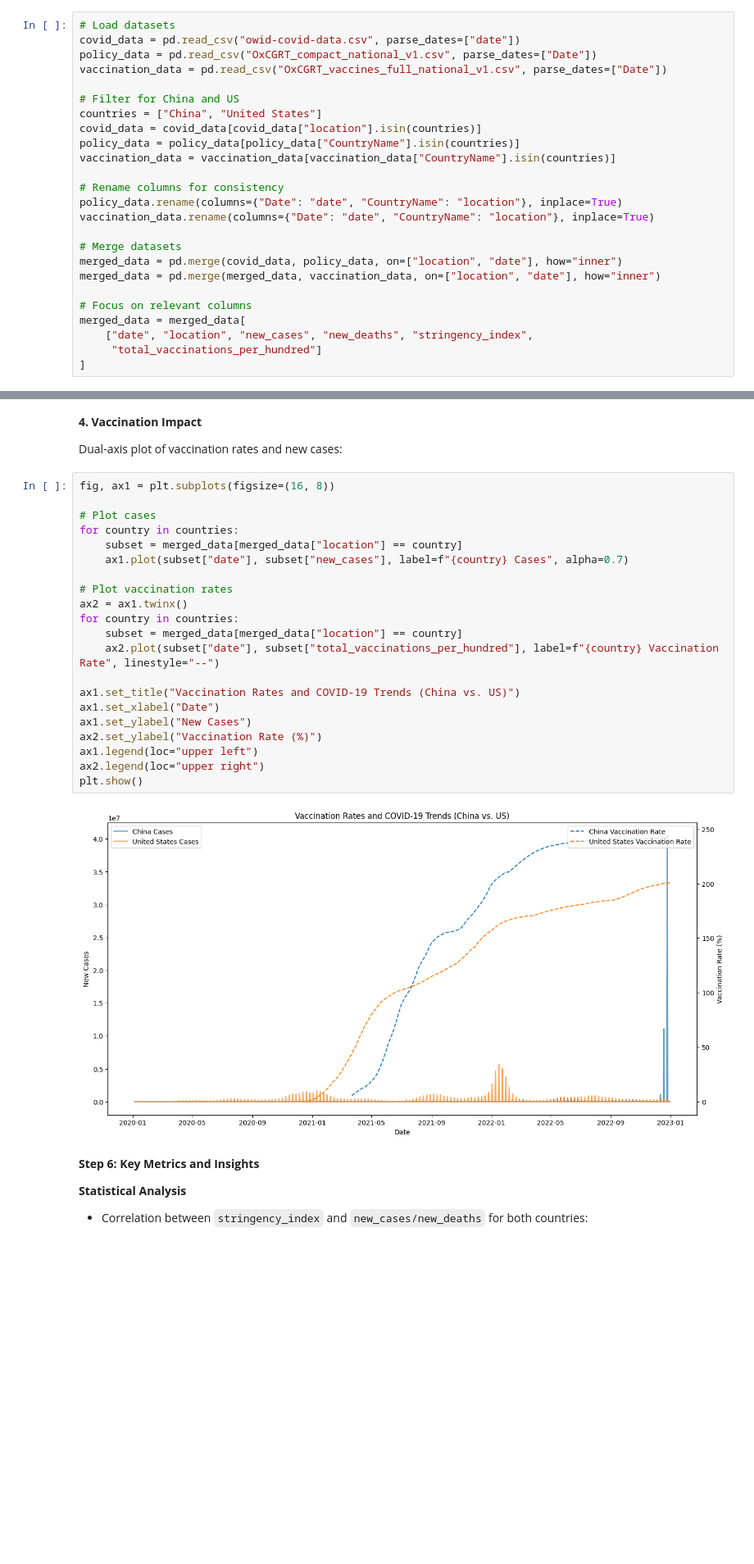
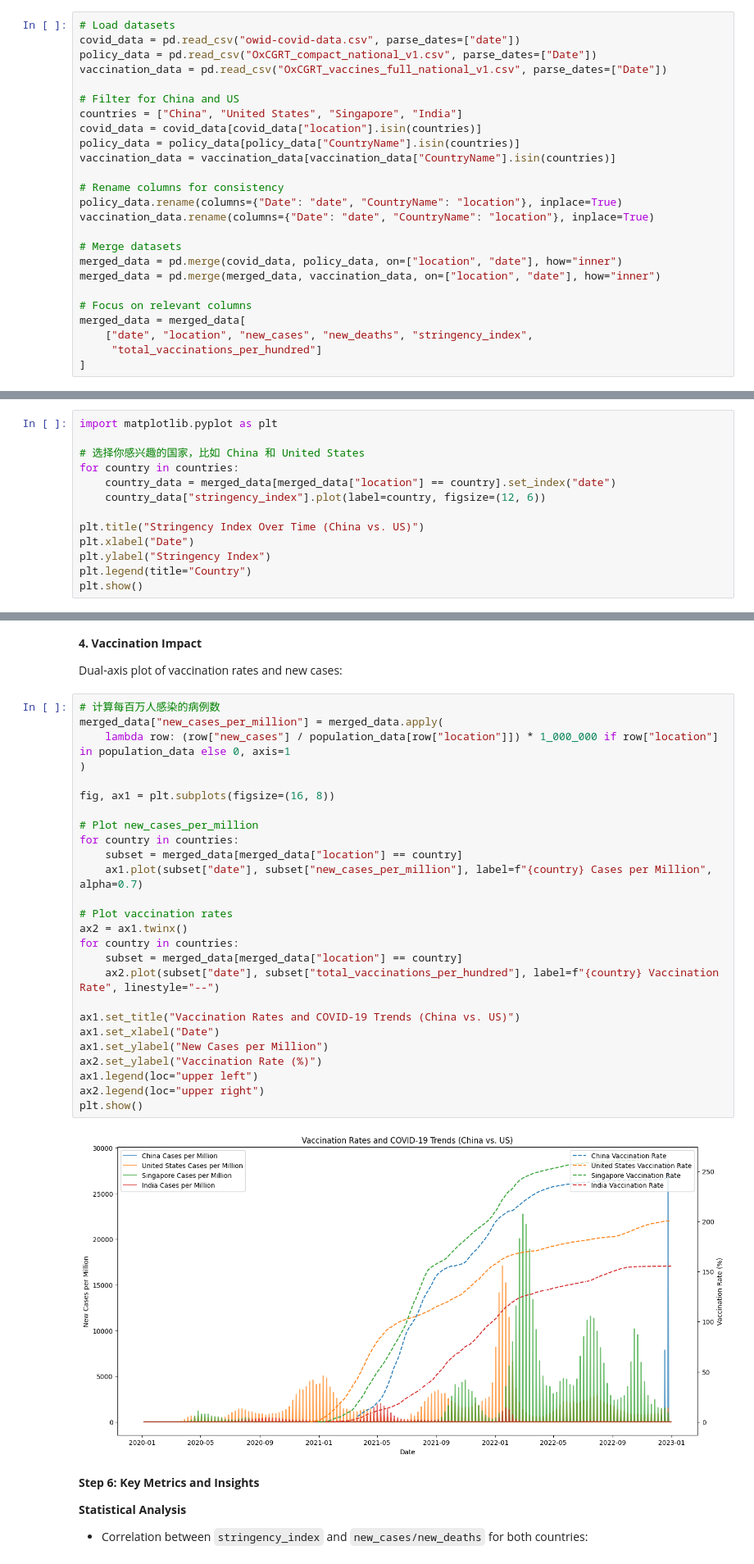
Before and after one commit to Kirigaya-Suguha/Final_Project_6, a Jupyter notebook: q1.ipynb, the cells around one changed output, grey strips where cells are left out. Shown at 82% size. Cells and saved outputs as stored; diff of their text form; blank space fills up the shorter version.

Commit message:
update v1 (use pre million), remove meaningless blocks

```diff
--- a/q1.ipynb
+++ b/q1.ipynb
@@ -71,7 +71,7 @@ policy_data = pd.read_csv("OxCGRT_compact_national_v1.csv", parse_dates=["Date"]
 vaccination_data = pd.read_csv("OxCGRT_vaccines_full_national_v1.csv", parse_dates=["Date"])
 
 # Filter for China and US
-countries = ["China", "United States"]
+countries = ["China", "United States", "Singapore", "India"]
 covid_data = covid_data[covid_data["location"].isin(countries)]
 policy_data = policy_data[policy_data["CountryName"].isin(countries)]
 vaccination_data = vaccination_data[vaccination_data["CountryName"].isin(countries)]
@@ -117,0 +133,13 @@ plt.show()
+# %%
+import matplotlib.pyplot as plt
+
+# 选择你感兴趣的国家，比如 China 和 United States
+for country in countries:
+    country_data = merged_data[merged_data["location"] == country].set_index("date")
+    country_data["stringency_index"].plot(label=country, figsize=(12, 6))
+
+plt.title("Stringency Index Over Time (China vs. US)")
+plt.xlabel("Date")
+plt.ylabel("Stringency Index")
+plt.legend(title="Country")
+plt.show()
@@ -161,28 +214,33 @@ plt.show()
 
   Dual-axis plot of vaccination rates and new cases:
 # %%
+# 计算每百万人感染的病例数
+merged_data["new_cases_per_million"] = merged_data.apply(
+    lambda row: (row["new_cases"] / population_data[row["location"]]) * 1_000_000 if row["location"] in population_data else 0, axis=1
+)
+
 fig, ax1 = plt.subplots(figsize=(16, 8))
 
-# Plot cases
+# Plot new_cases_per_million
 for country in countries:
     subset = merged_data[merged_data["location"] == country]
-    ax1.plot(subset["date"], subset["new_cases"], label=f"{country} Cases", alpha=0.7)
+    ax1.plot(subset["date"], subset["new_cases_per_million"], label=f"{country} Cases per Million", alpha=0.7)
 
 # Plot vaccination rates
 ax2 = ax1.twinx()
 for country in countries:
     subset = merged_data[merged_data["location"] == country]
     ax2.plot(subset["date"], subset["total_vaccinations_per_hundred"], label=f"{country} Vaccination Rate", linestyle="--")
 
 ax1.set_title("Vaccination Rates and COVID-19 Trends (China vs. US)")
 ax1.set_xlabel("Date")
-ax1.set_ylabel("New Cases")
+ax1.set_ylabel("New Cases per Million")
 ax2.set_ylabel("Vaccination Rate (%)")
 ax1.legend(loc="upper left")
 ax2.legend(loc="upper right")
 plt.show()
 # %% [output]
-[figure, old version]
+[figure, new version]
 # %% [markdown]
 **Step 6: Key Metrics and Insights**
 
```
Also changed, not shown: parts of 16 cells of this notebook, 2 other files.
